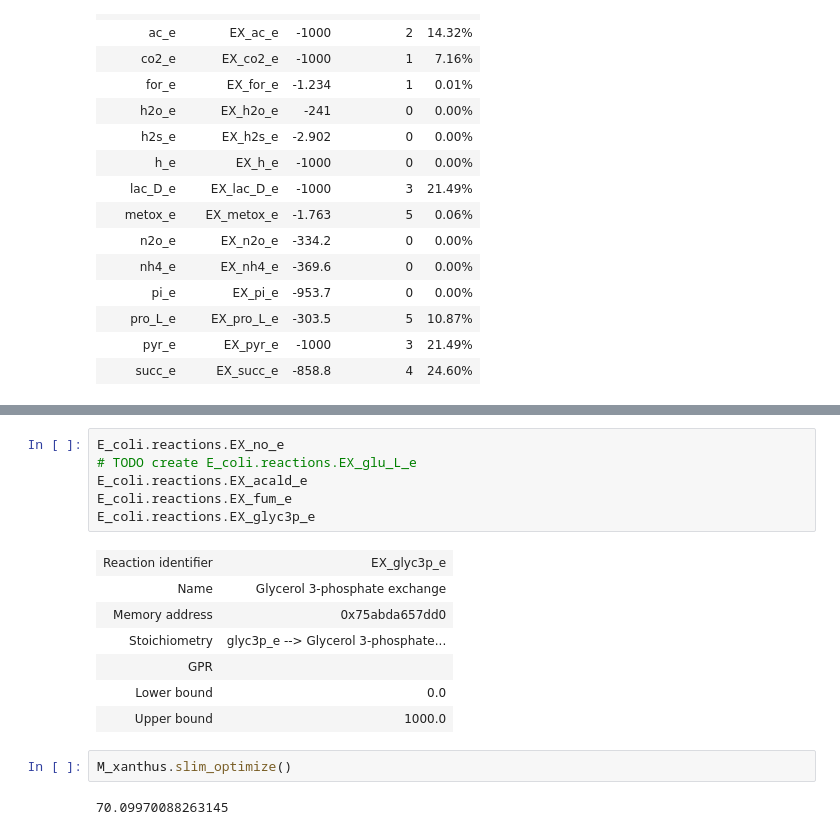
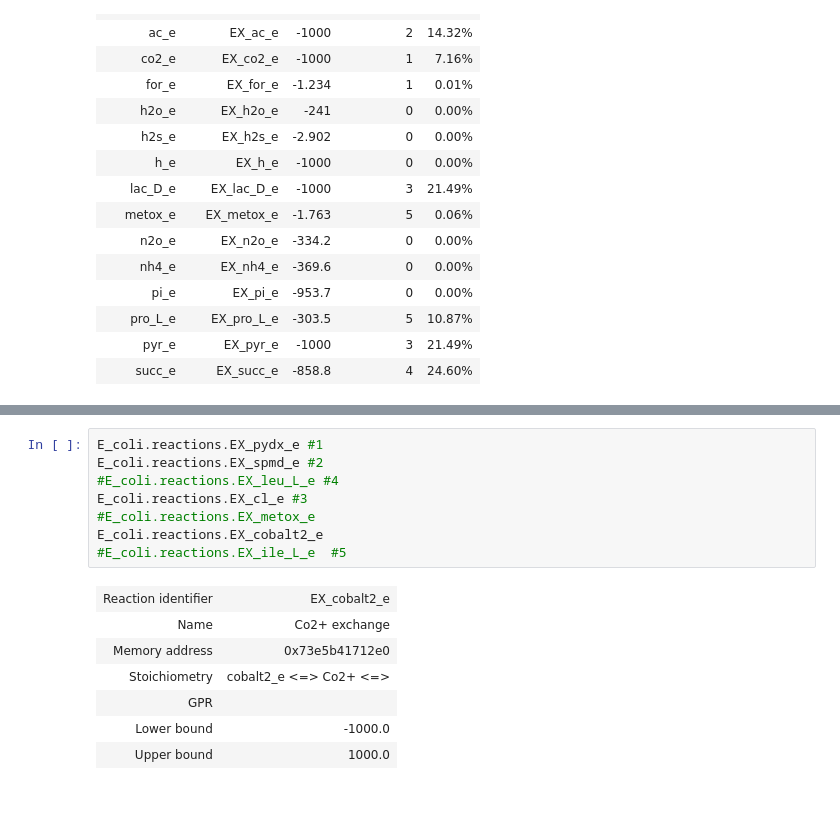
Before and after one commit to BondonMickael/M_xanthus-E_coli-Predation, a Jupyter notebook: notebooks/test.ipynb, the cells around one changed output, grey strips where cells are left out. Saved outputs shown, nothing was run; the diff lists cells and outputs as text; blank space fills up the shorter version.

```diff
--- a/notebooks/test.ipynb
+++ b/notebooks/test.ipynb
@@ -128,18 +91,16 @@ M_xanthus.reactions.EX_glu_L_e
-# %%
-E_coli.reactions.EX_no_e
-# TODO create E_coli.reactions.EX_glu_L_e
-E_coli.reactions.EX_acald_e
-E_coli.reactions.EX_fum_e
-E_coli.reactions.EX_glyc3p_e
-# %% [output]
-| Reaction identifier | EX_glyc3p_e |
-| Name | Glycerol 3-phosphate exchange |
-| Memory address | 0x75abda657dd0 |
-| Stoichiometry | glyc3p_e --> Glycerol 3-phosphate... |
-| GPR |  |
-| Lower bound | 0.0 |
-| Upper bound | 1000.0 |
-# %%
-M_xanthus.slim_optimize()
-# %% [output]
-70.09970088263145
+# %%
+E_coli.reactions.EX_pydx_e #1
+E_coli.reactions.EX_spmd_e #2
+#E_coli.reactions.EX_leu_L_e #4
+E_coli.reactions.EX_cl_e #3
+#E_coli.reactions.EX_metox_e
+E_coli.reactions.EX_cobalt2_e
+#E_coli.reactions.EX_ile_L_e  #5
+# %% [output]
+| Reaction identifier | EX_cobalt2_e |
+| Name | Co2+ exchange |
+| Memory address | 0x73e5b41712e0 |
+| Stoichiometry | cobalt2_e <=> Co2+ <=> |
+| GPR |  |
+| Lower bound | -1000.0 |
+| Upper bound | 1000.0 |
```
Also changed, not shown: parts of 26 cells of this notebook, 2 other files.
